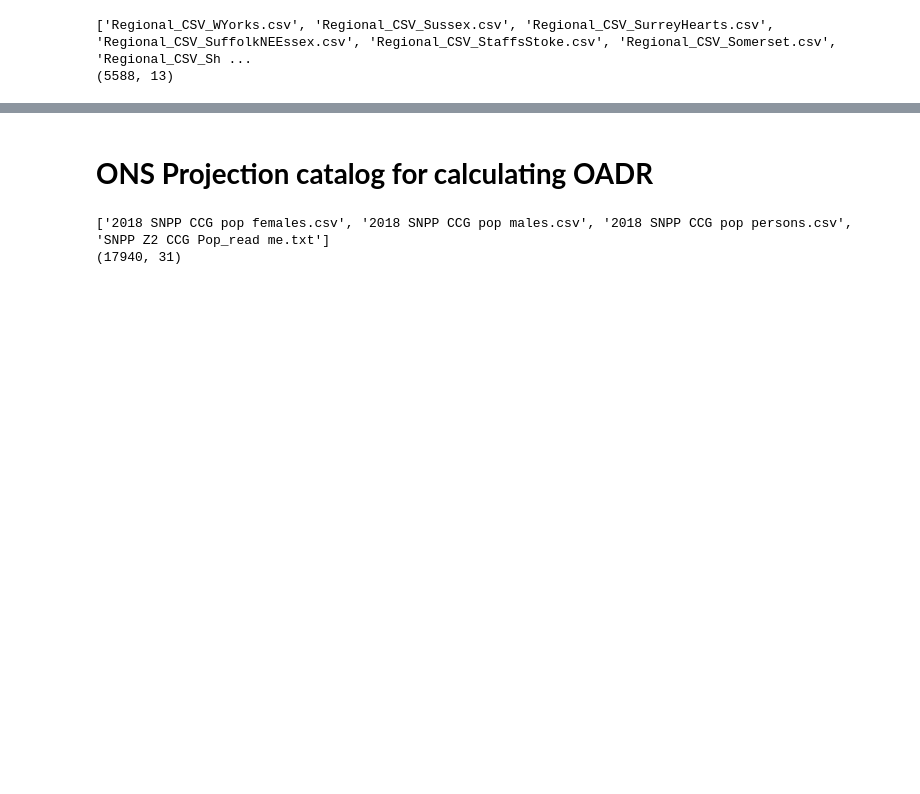
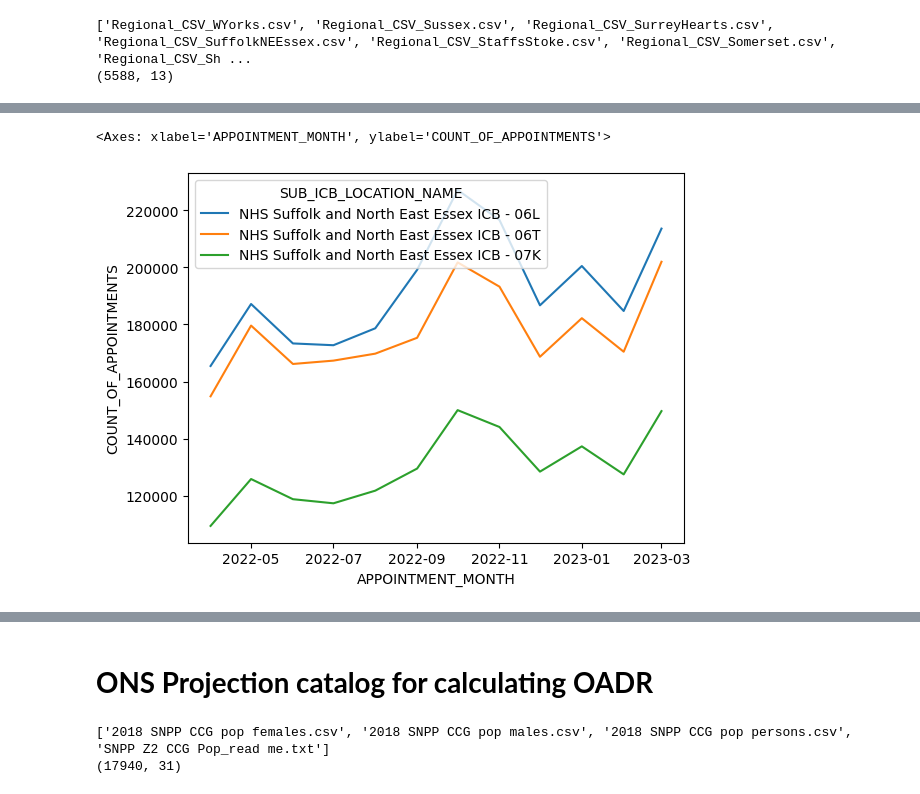
Before and after one commit to SNEE-ICS/PrimaryCareDemandAndCapacity, a Jupyter notebook: AppointmentsVsOADR.ipynb, the cells around one changed output, grey strips where cells are left out. Drawn from its saved outputs; the diff is of its cells as text; code cells hidden in the pictures; blank space fills up the shorter version.

```diff
--- a/AppointmentsVsOADR.ipynb
+++ b/AppointmentsVsOADR.ipynb
@@ -105,0 +109,12 @@ NHS Suffolk and North East Essex ICB - 07K                1560340
+# %%
+sub_icb_counts_df = (sub_icb_df
+                     .groupby(['SUB_ICB_LOCATION_NAME','APPOINTMENT_MONTH'])
+                     .sum(numeric_only=True)
+                     .reset_index()
+                     .assign(APPOINTMENT_MONTH=lambda df: pd.to_datetime(df['APPOINTMENT_MONTH'], format="%b%Y"))
+                     )
+
+sns.lineplot(data=sub_icb_counts_df, x='APPOINTMENT_MONTH', y='COUNT_OF_APPOINTMENTS', hue='SUB_ICB_LOCATION_NAME')
+# %% [output]
+<Axes: xlabel='APPOINTMENT_MONTH', ylabel='COUNT_OF_APPOINTMENTS'>
+[figure, added]
```
Also changed, not shown: parts of 13 cells of this notebook.
